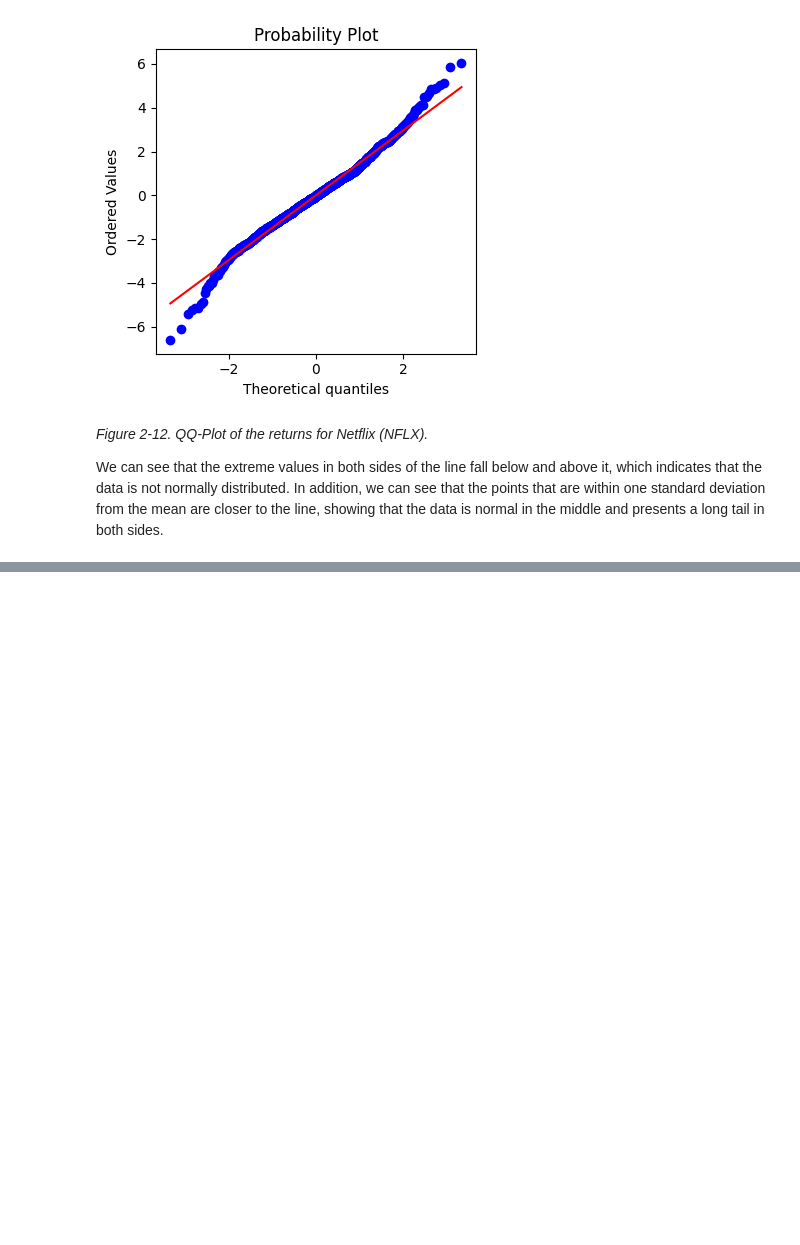
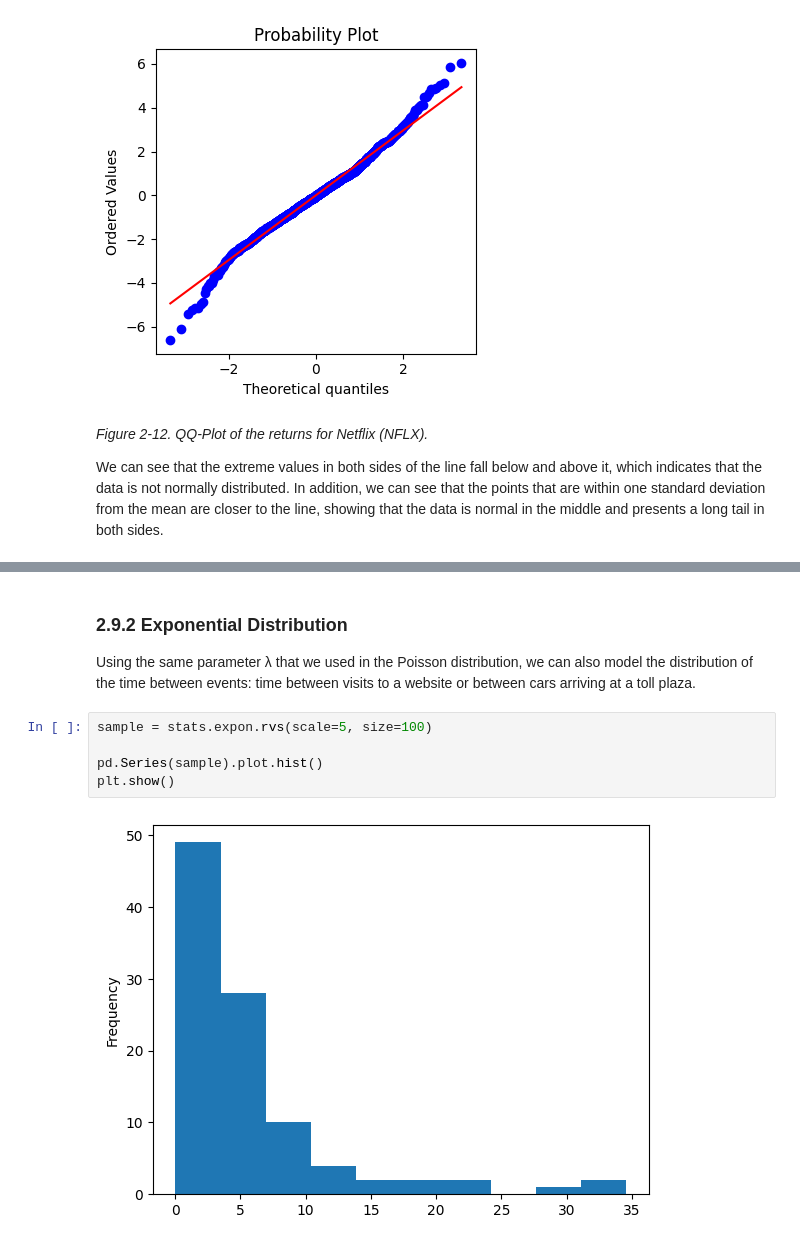
Before and after one commit to felipesebben/practical_statistics, a Jupyter notebook: 2_Data_and_Sampling_Distributions.ipynb, the cells around one changed output, grey strips where cells are left out. Cells and saved outputs as stored; diff of their text form; blank space fills up the shorter version.

```diff
--- a/2_Data_and_Sampling_Distributions.ipynb
+++ b/2_Data_and_Sampling_Distributions.ipynb
@@ -302,0 +347,11 @@ plt.show()
+# %% [markdown]
+<h3>2.9.2 Exponential Distribution</h3>
+
+<p>Using the same parameter &lambda; that we used in the Poisson distribution, we can also model the distribution of the time between events: time between visits to a website or between cars arriving at a toll plaza.</p>
+# %%
+sample = stats.expon.rvs(scale=5, size=100)
+
+pd.Series(sample).plot.hist()
+plt.show()
+# %% [output]
+[figure, added]
```
Also changed, not shown: parts of 11 cells of this notebook.
